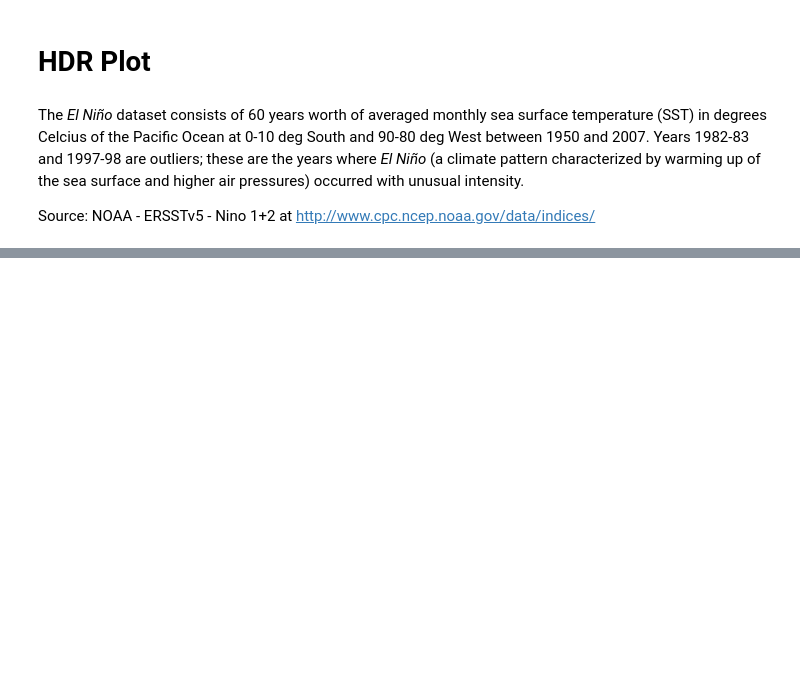
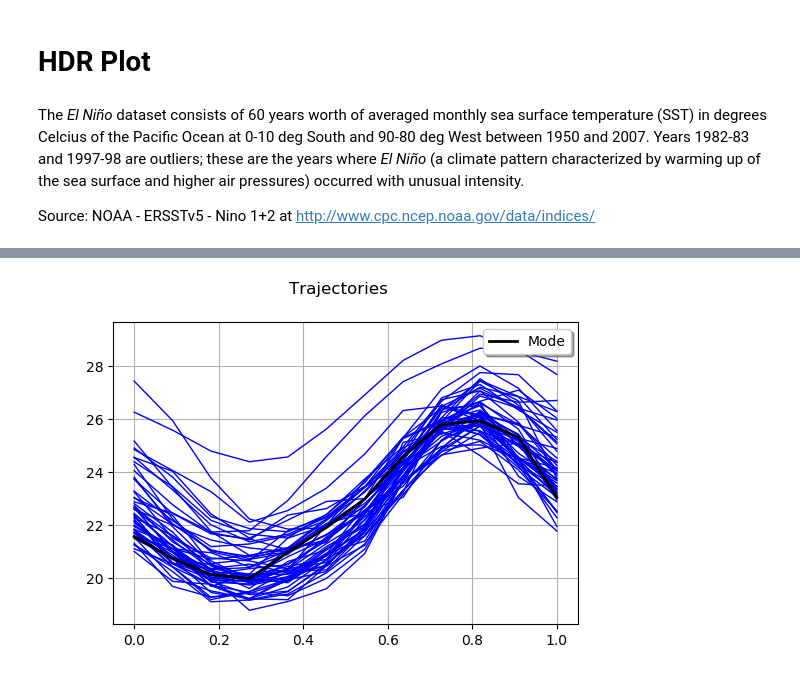
Before and after one commit to mbaudin47/othdrplot, a Jupyter notebook: doc/examples/HDR_plot.ipynb, the cells around one changed output, grey strips where cells are left out. Saved outputs shown, nothing was run; the diff lists cells and outputs as text; code cells hidden in the pictures; blank space fills up the shorter version.

```diff
--- a/doc/examples/HDR_plot.ipynb
+++ b/doc/examples/HDR_plot.ipynb
@@ -121,0 +77,4 @@ Outliers trajectories at alpha=0.8000
+# %%
+hdr.plotTrajectories()
+# %% [output]
+[figure, added]
```
Also changed, not shown: parts of 18 cells of this notebook, 1 other file.
